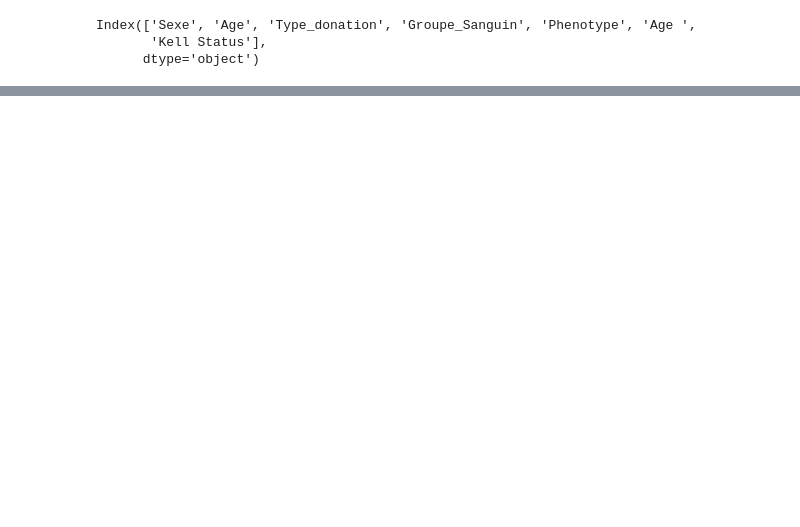
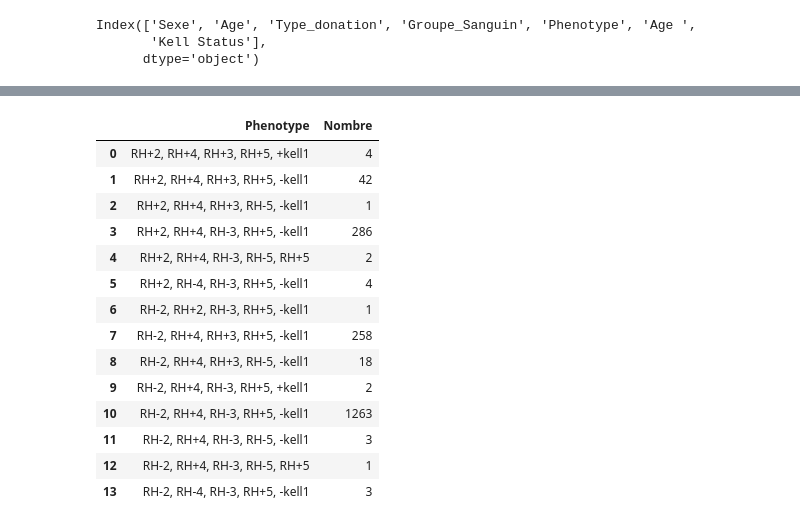
Before and after one commit to PimiYvan/projet_indaba, a Jupyter notebook: Untitled1.ipynb, the cells around one changed output, grey strips where cells are left out. Drawn from its saved outputs; the diff is of its cells as text; code cells hidden in the pictures; blank space fills up the shorter version.

```diff
--- a/Untitled1.ipynb
+++ b/Untitled1.ipynb
@@ -330,0 +353,19 @@ fig.show()
+# %%
+data_phenotype = data_donneur.groupby('Phenotype').size().reset_index(name='Nombre')
+data_phenotype
+# %% [output]
+|  | Phenotype | Nombre |
+| 0 | RH+2, RH+4, RH+3, RH+5, +kell1 | 4 |
+| 1 | RH+2, RH+4, RH+3, RH+5, -kell1 | 42 |
+| 2 | RH+2, RH+4, RH+3, RH-5, -kell1 | 1 |
+| 3 | RH+2, RH+4, RH-3, RH+5, -kell1 | 286 |
+| 4 | RH+2, RH+4, RH-3, RH-5, RH+5 | 2 |
+| 5 | RH+2, RH-4, RH-3, RH+5, -kell1 | 4 |
+| 6 | RH-2, RH+2, RH-3, RH+5, -kell1 | 1 |
+| 7 | RH-2, RH+4, RH+3, RH+5, -kell1 | 258 |
+| 8 | RH-2, RH+4, RH+3, RH-5, -kell1 | 18 |
+| 9 | RH-2, RH+4, RH-3, RH+5, +kell1 | 2 |
+| 10 | RH-2, RH+4, RH-3, RH+5, -kell1 | 1263 |
+| 11 | RH-2, RH+4, RH-3, RH-5, -kell1 | 3 |
+| 12 | RH-2, RH+4, RH-3, RH-5, RH+5 | 1 |
+| 13 | RH-2, RH-4, RH-3, RH+5, -kell1 | 3 |
```
Also changed, not shown: parts of 3 cells of this notebook, 59 other files.
